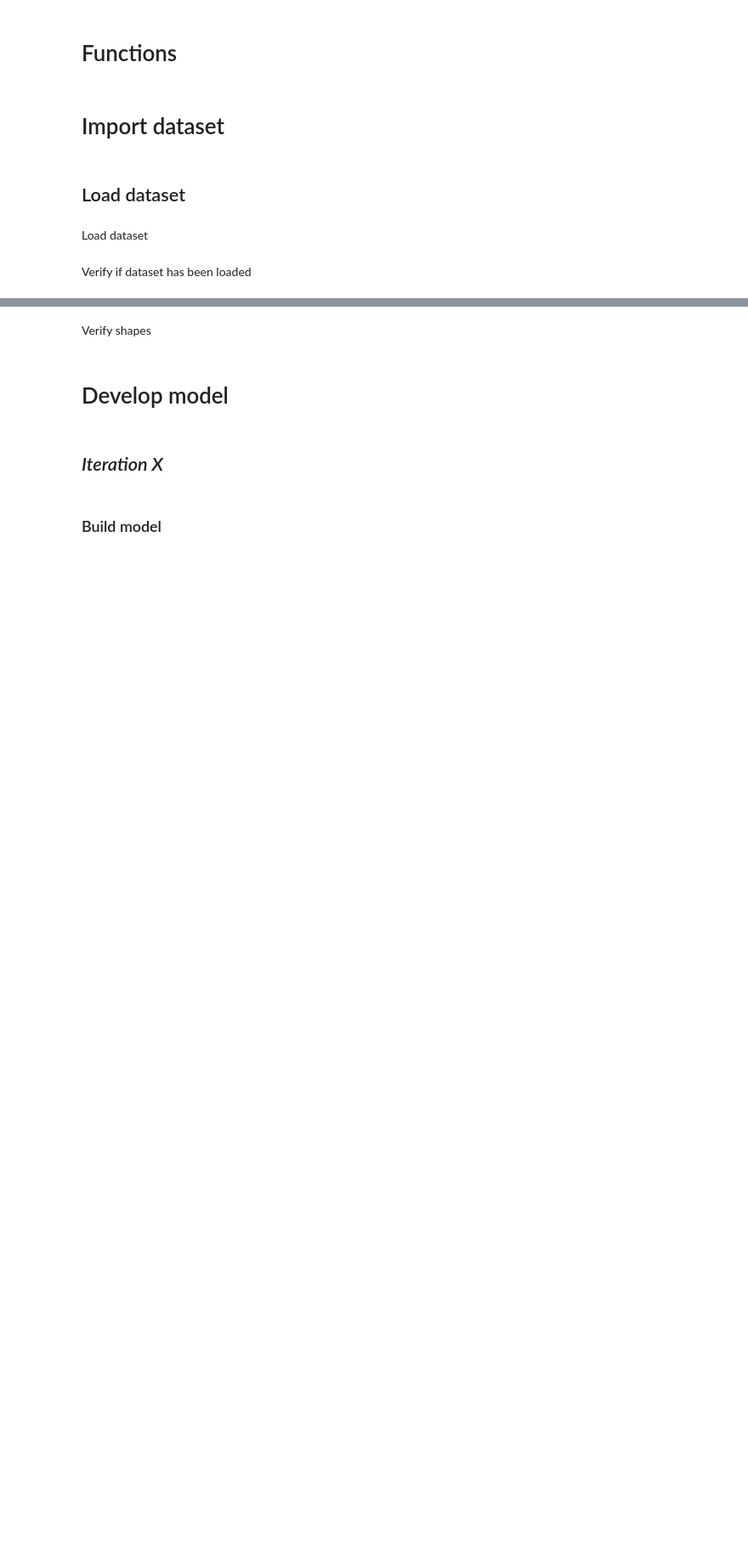
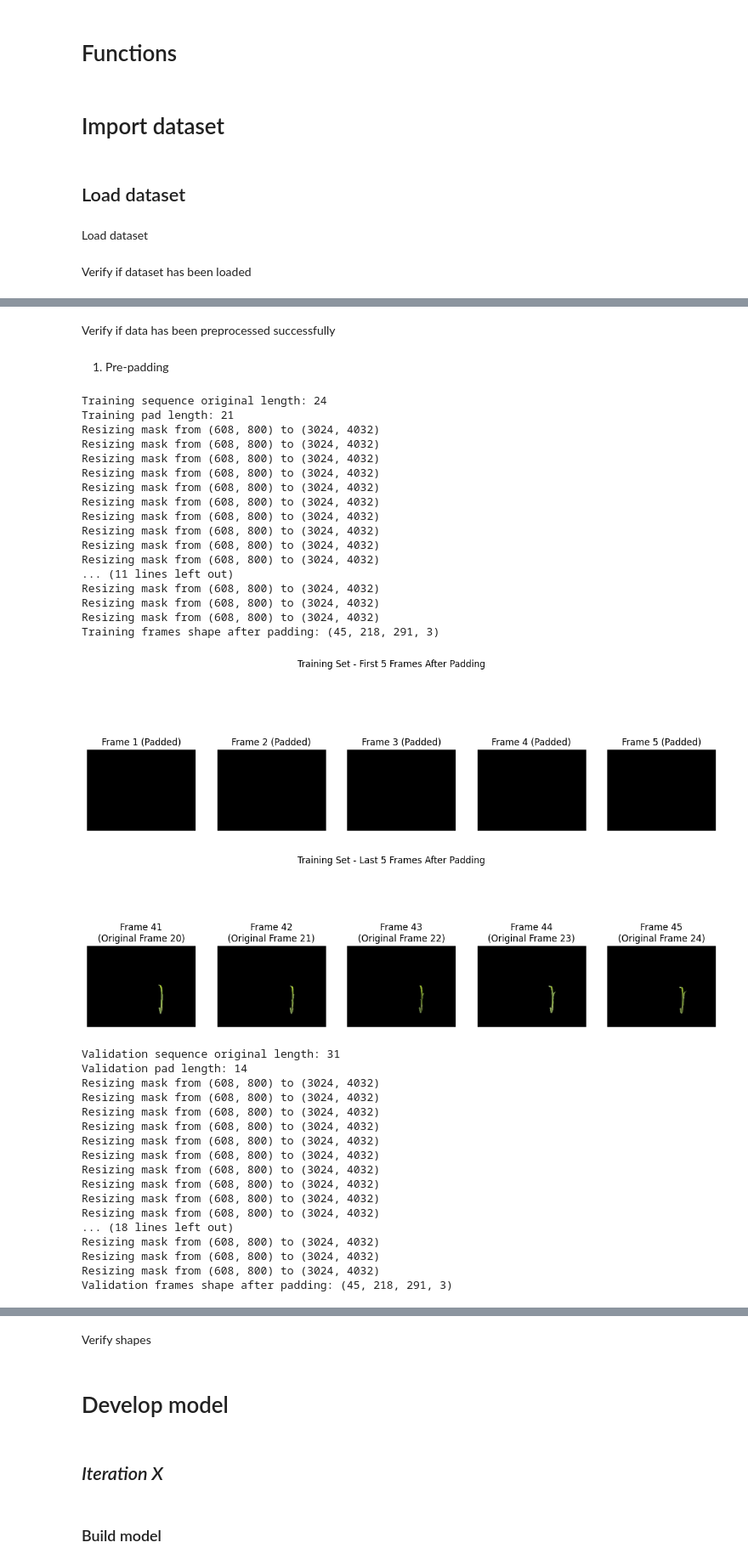
Before and after one commit to ivanintelligence/research-investigating-deep-learning-for-predicting-plant-growth-structures, a Jupyter notebook: research-investigating-deep-learning-for-predicting-plant-growth-structures.ipynb, the cells around one changed output, grey strips where cells are left out. Shown at 85% size. Saved outputs shown, nothing was run; the diff lists cells and outputs as text; code cells hidden in the pictures; blank space fills up the shorter version.

```diff
--- a/research-investigating-deep-learning-for-predicting-plant-growth-structures.ipynb
+++ b/research-investigating-deep-learning-for-predicting-plant-growth-structures.ipynb
@@ -26,7 +45,7 @@ drive.mount('/content/drive')
 Mounted at /content/drive
 # %%
 dataset_dir = '/content/drive/MyDrive/Research Files/Other files/Development/Dataset/Dataset'
-segmentation_model = '/content/drive/MyDrive/Research Files/Other files/Development/YOLOv8 Trained Model/best.pt'
+segmentation_model = YOLO('/content/drive/MyDrive/Research Files/Other files/Development/Dataset/YOLOv8 Trained Model/best.pt')
 # %% [markdown]
 # Global variables
 # %%
@@ -113,8 +132,6 @@ def preprocess_image(image_path):
     # Load image
     img = cv2.imread(image_path)
     img = cv2.cvtColor(img, cv2.COLOR_BGR2RGB)
-
-    # ------------------------------
 
     # Apply segmentation model
     results = segmentation_model.predict(source=img, save=False, verbose=False)
@@ -129,15 +146,16 @@ def preprocess_image(image_path):
         # If no mask is found, use an empty mask
         mask = np.zeros((img.shape[0], img.shape[1]), dtype=np.uint8)
 
+    # Ensure the mask has the same size as the image
+    if mask.shape != img.shape[:2]:
+        print(f"Resizing mask from {mask.shape} to {img.shape[:2]}")
+        mask = cv2.resize(mask, (img.shape[1], img.shape[0]), interpolation=cv2.INTER_NEAREST)
+
     # Apply the mask to the image
     segmented_img = cv2.bitwise_and(img, img, mask=mask)
 
-    # ------------------------------
-
     # Resize the image
     img_resized = cv2.resize(segmented_img, (IMAGE_WIDTH, IMAGE_HEIGHT))
-
-    # ------------------------------
 
     # Normalize the image to [0,1]
     img_normalized = img_resized / 255.0
@@ -297,3 +432,62 @@ test_dataset = (
     .batch(BATCH_SIZE)
     .prefetch(PREFETCH_BUFFER_SIZE)
 )
+# %% [markdown]
+Verify if data has been preprocessed successfully
+# %% [markdown]
+1. Pre-padding
+# %%
+# Select sequences shorter than MAX_SEQUENCE_LENGTH from each dataset
+short_train_sequences = [seq for seq in train_sequences if len(seq) < MAX_SEQUENCE_LENGTH]
+short_val_sequences = [seq for seq in val_sequences if len(seq) < MAX_SEQUENCE_LENGTH]
+short_test_sequences = [seq for seq in test_sequences if len(seq) < MAX_SEQUENCE_LENGTH]
+
+# Ensure there are sequences to visualize
+if len(short_train_sequences) == 0 or len(short_val_sequences) == 0 or len(short_test_sequences) == 0:
+    print("No sequences shorter than MAX_SEQUENCE_LENGTH found in one of the datasets.")
+else:
+    # Visualize prepadding for the training set
+    visualize_prepadding(short_train_sequences[0], 'Training')
+
+    # Visualize prepadding for the validation set
+    visualize_prepadding(short_val_sequences[0], 'Validation')
+
+    # Visualize prepadding for the test set
+    visualize_prepadding(short_test_sequences[0], 'Test')
+# %% [output]
+Training sequence original length: 24
+Training pad length: 21
+Resizing mask from (608, 800) to (3024, 4032)
+Resizing mask from (608, 800) to (3024, 4032)
+Resizing mask from (608, 800) to (3024, 4032)
+Resizing mask from (608, 800) to (3024, 4032)
+Resizing mask from (608, 800) to (3024, 4032)
+Resizing mask from (608, 800) to (3024, 4032)
+Resizing mask from (608, 800) to (3024, 4032)
+Resizing mask from (608, 800) to (3024, 4032)
+Resizing mask from (608, 800) to (3024, 4032)
+Resizing mask from (608, 800) to (3024, 4032)
+... (11 lines left out)
+Resizing mask from (608, 800) to (3024, 4032)
+Resizing mask from (608, 800) to (3024, 4032)
+Resizing mask from (608, 800) to (3024, 4032)
+Training frames shape after padding: (45, 218, 291, 3)
+[figure, added]
+[figure, added]
+Validation sequence original length: 31
+Validation pad length: 14
+Resizing mask from (608, 800) to (3024, 4032)
+Resizing mask from (608, 800) to (3024, 4032)
+Resizing mask from (608, 800) to (3024, 4032)
+Resizing mask from (608, 800) to (3024, 4032)
+Resizing mask from (608, 800) to (3024, 4032)
+Resizing mask from (608, 800) to (3024, 4032)
+Resizing mask from (608, 800) to (3024, 4032)
+Resizing mask from (608, 800) to (3024, 4032)
+Resizing mask from (608, 800) to (3024, 4032)
+Resizing mask from (608, 800) to (3024, 4032)
+... (18 lines left out)
+Resizing mask from (608, 800) to (3024, 4032)
+Resizing mask from (608, 800) to (3024, 4032)
+Resizing mask from (608, 800) to (3024, 4032)
+Validation frames shape after padding: (45, 218, 291, 3)
```
Also changed, not shown: parts of 12 cells of this notebook.
